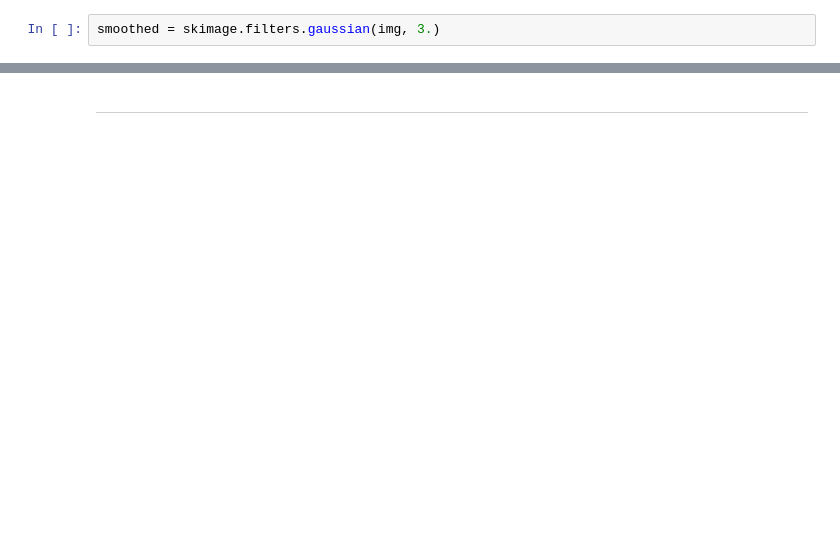
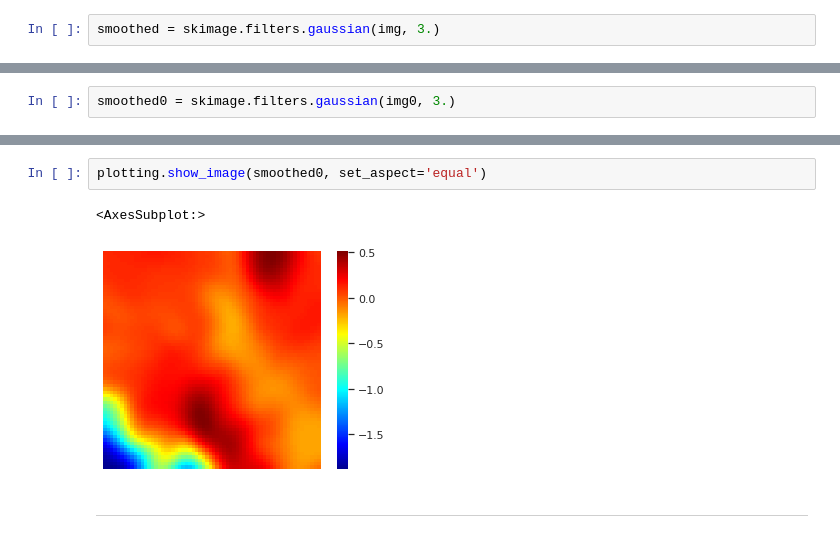
Before and after one commit to AI-for-Ocean-Science/ulmo, a Jupyter notebook: papers/LLC/SST_Compare/Analysis/Smoothing_VIIRS.ipynb, the cells around one changed output, grey strips where cells are left out. Cells and saved outputs as stored; diff of their text form; blank space fills up the shorter version.

```diff
--- a/papers/LLC/SST_Compare/Analysis/Smoothing_VIIRS.ipynb
+++ b/papers/LLC/SST_Compare/Analysis/Smoothing_VIIRS.ipynb
@@ -88,0 +120,2 @@ plotting.show_image(smoothed)
+# %%
+smoothed0 = skimage.filters.gaussian(img0, 3.)
@@ -89,2 +129,7 @@ plotting.show_image(smoothed)
+# %%
+plotting.show_image(smoothed0, set_aspect='equal')
+# %% [output]
+<AxesSubplot:>
+[figure, added]
 # %% [markdown]
 ----
```
Also changed, not shown: parts of 9 cells of this notebook.
